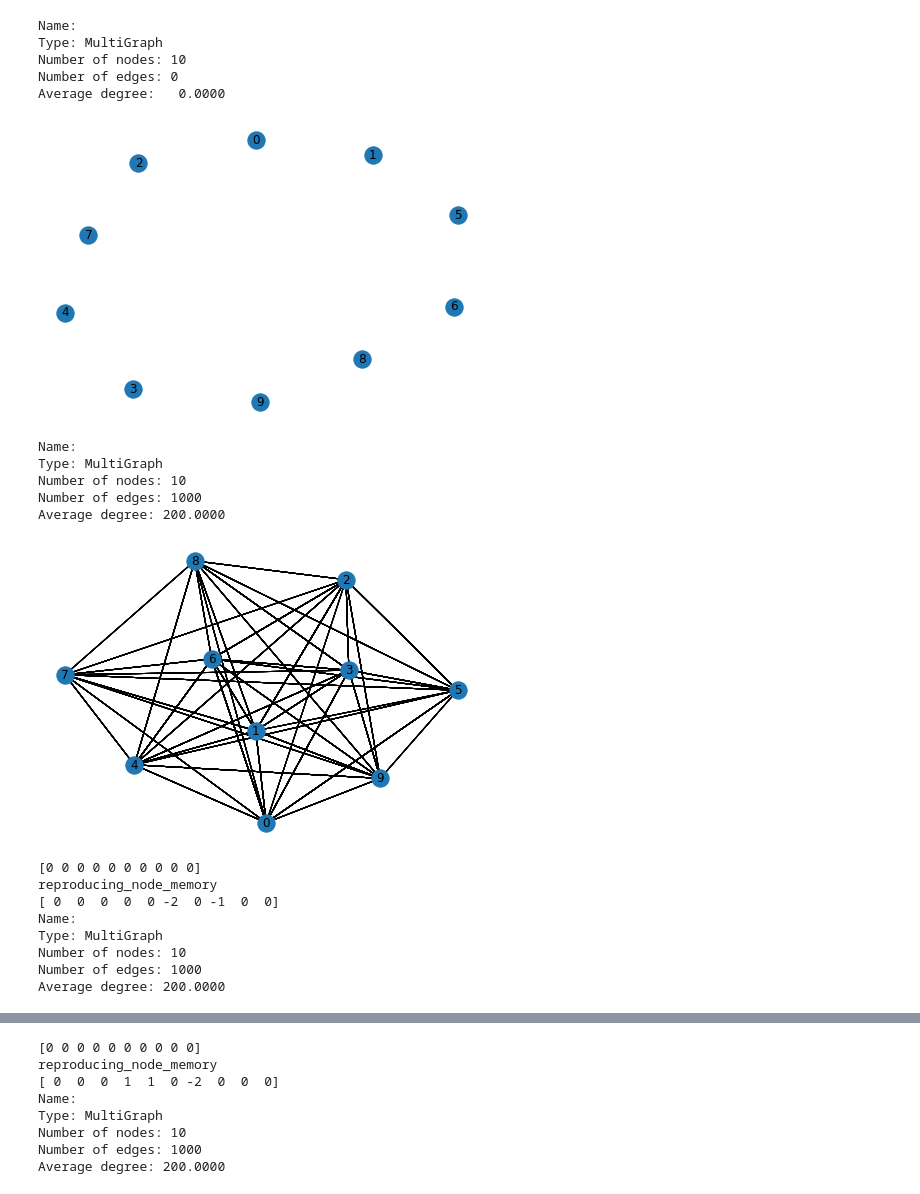
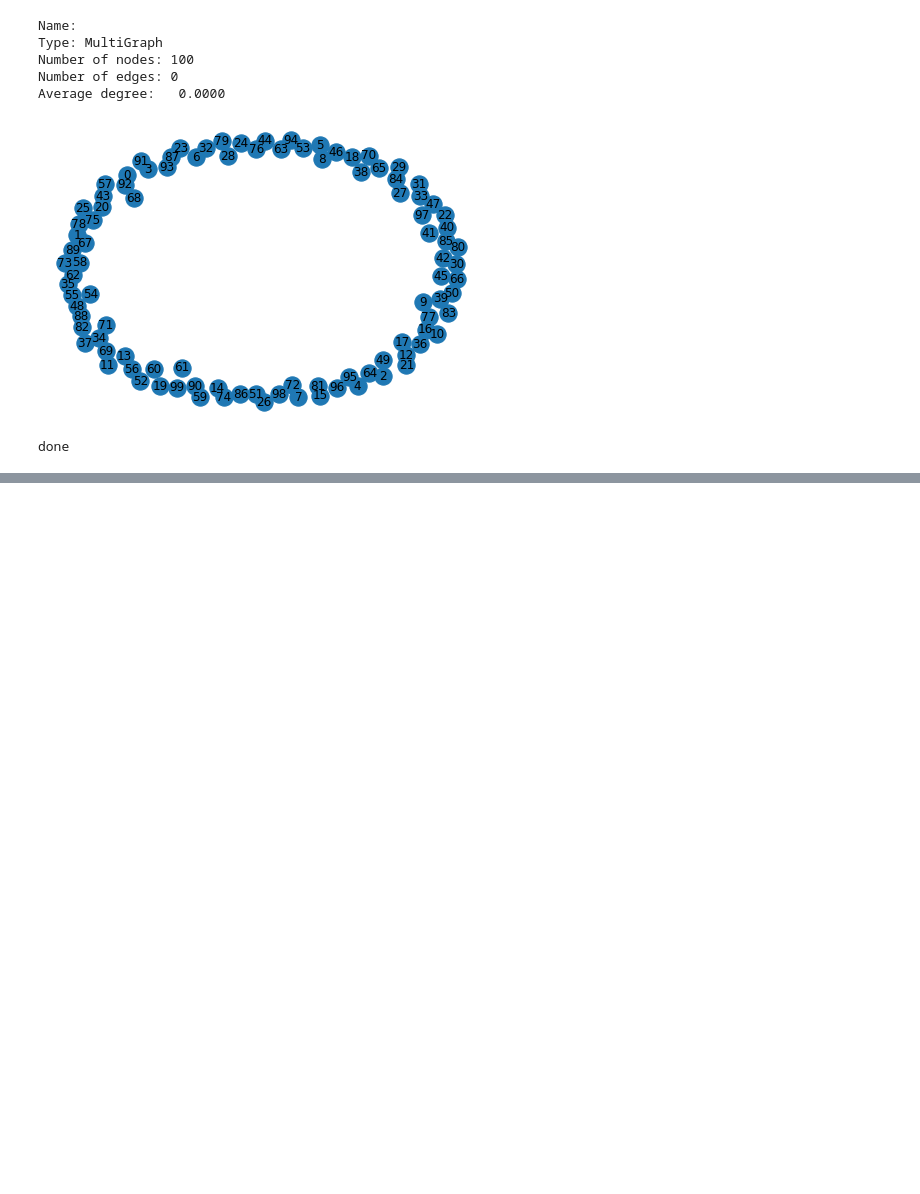
Before and after one commit to aprili1u/Fish-Network, a Jupyter notebook: Network_v4.ipynb, the cells around one changed output, grey strips where cells are left out. Cells and saved outputs as stored; diff of their text form; code cells hidden in the pictures; blank space fills up the shorter version.

```diff
--- a/Network_v4.ipynb
+++ b/Network_v4.ipynb
@@ -332,40 +332,26 @@ class Node:
             self.outcome_memory[self.num_interactions-1] = outcome
 # %%
 #Simulation parameters
-num_nodes = 10
-interactions_per_node = 100
+num_nodes = 100
+interactions_per_node = 1000
 hawk_dove_payoff = [0.5, -1.5, 1, 0, 0.5, 0.5]
 memory_cost = 0.01
 initial_memory_poisson = 0.5
 initial_aggression = 1
 
 #Create the initial Network
 my_network = Network(num_nodes, interactions_per_node, hawk_dove_payoff, memory_cost, initial_memory_poisson, initial_aggression)
 my_network.show()
-for i in range(10): #simulate this many generations
-    my_network.interact(mode='Poisson',mean=int(10))
-    my_network.show()
+for i in range(1000): #simulate this many generations
+    my_network.interact()
     #my_network.show()
     my_network.refresh_network()
 print('done')
 # %% [output]
 Name:
 Type: MultiGraph
-Number of nodes: 10
+Number of nodes: 100
 Number of edges: 0
 Average degree:   0.0000
-[figure, old version]
+[figure, new version]
-Name:
-Type: MultiGraph
-Number of nodes: 10
-Number of edges: 1000
-Average degree: 200.0000
+done
-[figure, removed]
-[0 0 0 0 0 0 0 0 0 0]
-reproducing_node_memory
-[ 0  0  0  0  0 -2  0 -1  0  0]
-Name:
-Type: MultiGraph
-Number of nodes: 10
-Number of edges: 1000
-Average degree: 200.0000
@@ -373,8 +357,0 @@ Average degree: 200.0000
-[0 0 0 0 0 0 0 0 0 0]
-reproducing_node_memory
-[ 0  0  0  1  1  0 -2  0  0  0]
-Name:
-Type: MultiGraph
-Number of nodes: 10
-Number of edges: 1000
-Average degree: 200.0000
```
Also changed, not shown: parts of 5 cells of this notebook.
